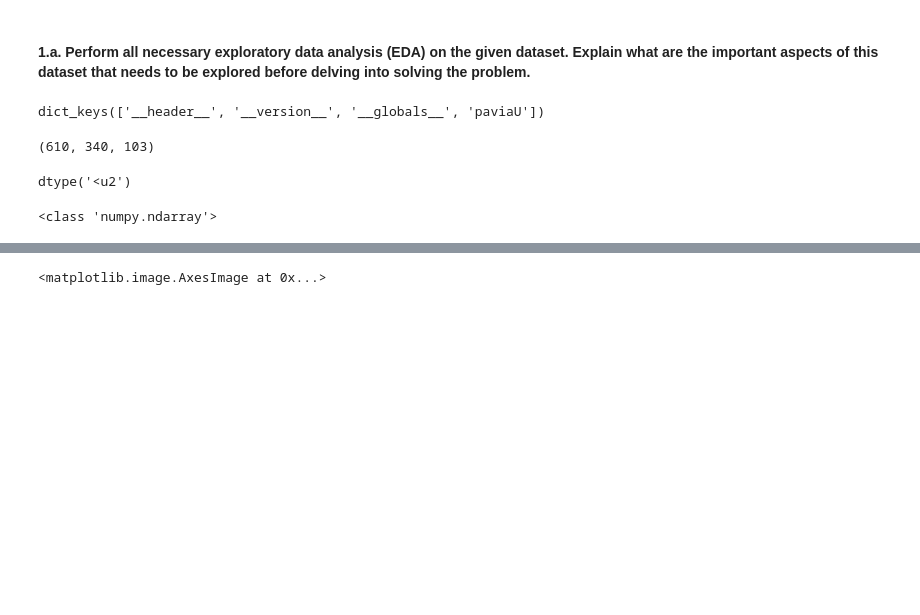
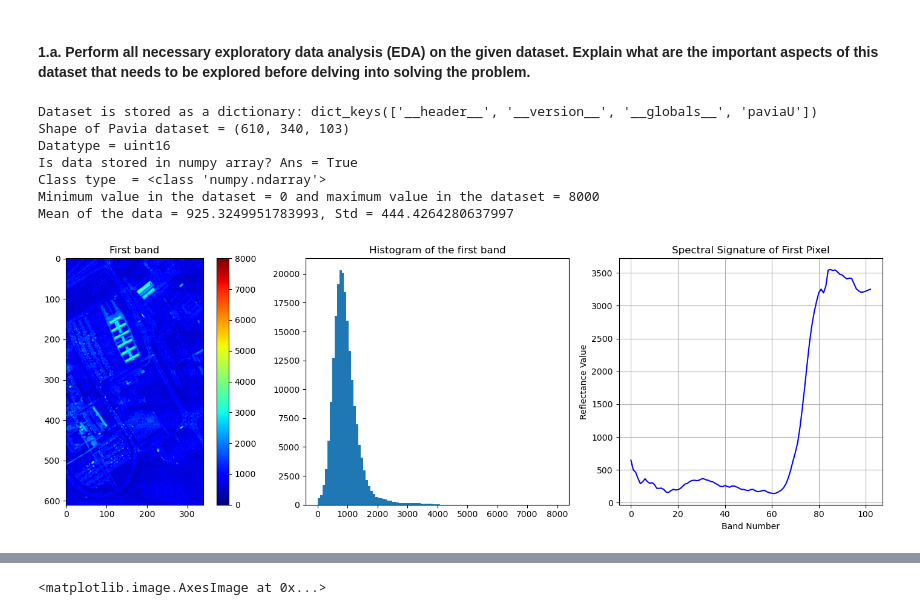
Before and after one commit to SagarLekhak/IMG_689_Graduate_Special_Topics, a Jupyter notebook: ml_2/hw_3.ipynb, the cells around one changed output, grey strips where cells are left out. Drawn from its saved outputs; the diff is of its cells as text; code cells hidden in the pictures; blank space fills up the shorter version.

```diff
--- a/ml_2/hw_3.ipynb
+++ b/ml_2/hw_3.ipynb
@@ -17,14 +17,64 @@ import matplotlib.pyplot as plt
 import scipy
 from scipy.io import loadmat
 # %%
-# Loading the data
+# Loading the data and checking some statistics.
+
 # We can also use other kinds of libraries to load the data such as h5py or mat73, but we will use scipy to load the data.
 # loadmat might not work if the data is stored in latest versions of matlab. In that case, we can use h5py or mat73 to load the data. In this case, we will use loadmat to load the data.
 pavia_data = loadmat('paviaU.mat')
 pavia_gt = loadmat('paviaU_gt.mat')
+
+#.mat files are stored in such a way that the variable names are stored as keys in the dictionary. The keys in the dictionary are the variable names and the values are the data stored in the variable. We need to extract the data from the dictionary and store it in a variable.
+#Our concern is the data stored in the variable 'paviaU'. We will extract the data from the dictionary and store it in a variable.
+print(f"Dataset is stored as a dictionary: {pavia_data.keys()}")
+paviaU = pavia_data['paviaU']  # Extracting the data from the dictionary and storing it in a variable.
+
+
+print(f"Shape of Pavia dataset = {paviaU.shape}")
+print(f"Datatype = {paviaU.dtype}")  #The data type is unsigned integer type of 16 bits. This means that the data is stored in the form of 16 bit unsigned integers.
+print(f"Is data stored in numpy array? Ans = {isinstance(paviaU, np.ndarray)}")  #isinstance to check the data is numpy array or not
+print(f"Class type  = {type(paviaU)}")  #Checking if the data is stored in the form of a numpy array or not.
+
+# It means the data is stored in the form of a numpy array.
+# Now we can visualize the data and do necessary exploratory data analysis as required.
+#print(paviaU[:,:,0])  #Printing the first band of the data.
+
+print(f"Minimum value in the dataset = {paviaU[:,:,0].min()} and maximum value in the dataset = {paviaU[:,:,0].max()}")  #Printing the minimum and maximum values of the first band of the data.
+print(f"Mean of the data = {paviaU[:,:,0].mean()}, Std = {paviaU[:,:,0].std()}")  #Printing the mean and standard deviation of the first band of the data.
+#print(paviaU[0,0,:]) #print the first pixel of the data.
+
+
+# Create a figure with 1 row and 3 columns
+fig, axs = plt.subplots(1, 3, figsize=(15, 5))
+
+# Plot the first band of the data
+axs[0].imshow(paviaU[:, :, 0], cmap='jet')
+axs[0].set_title("First band")
+fig.colorbar(axs[0].imshow(paviaU[:, :, 0], cmap='jet'), ax=axs[0])
+
+# Plot the histogram of the first band of the data
+axs[1].hist(paviaU[:, :, 0].flatten(), bins=100)
+axs[1].set_title('Histogram of the first band')
+
+# Plot the spectral signature of the first pixel
+first_pixel = paviaU[0, 0, :]
+axs[2].plot(first_pixel, linestyle='-', color='b')
+axs[2].set_xlabel('Band Number')
+axs[2].set_ylabel('Reflectance Value')
+axs[2].set_title('Spectral Signature of First Pixel')
+axs[2].grid(True)
+
+# Adjust layout to prevent overlap
+plt.tight_layout()
+
+# Show the plots
+plt.show()
+# %% [output]
+Dataset is stored as a dictionary: dict_keys(['__header__', '__version__', '__globals__', 'paviaU'])
+Shape of Pavia dataset = (610, 340, 103)
+Datatype = uint16
+Is data stored in numpy array? Ans = True
+Class type  = <class 'numpy.ndarray'>
+Minimum value in the dataset = 0 and maximum value in the dataset = 8000
+Mean of the data = 925.3249951783993, Std = 444.4264280637997
+[figure, added]
-# %%
-#.mat files are stored in such a way that the variable names are stored as keys in the dictionary. The keys in the dictionary are the variable names and the values are the data stored in the variable. We need to extract the data from the dictionary and store it in a variable.
-#Our concern is the data stored in the variable 'paviaU'. We will extract the data from the dictionary and store it in a variable.
-print(pavia_data.keys())
-# %% [output]
-dict_keys(['__header__', '__version__', '__globals__', 'paviaU'])
@@ -33,12 +80,0 @@ paviaU = pavia_data['paviaU']  # Extracting the data from the dictionary and sto
-# %%
-paviaU.shape
-# %% [output]
-(610, 340, 103)
-# %%
-paviaU.dtype  #The data type is unsigned integer type of 16 bits. This means that the data is stored in the form of 16 bit unsigned integers.
-# %% [output]
-dtype('<u2')
-# %%
-print(type(paviaU))  #Checking if the data is stored in the form of a numpy array or not.
-# %% [output]
-<class 'numpy.ndarray'>
```
Also changed, not shown: parts of 30 cells of this notebook.
